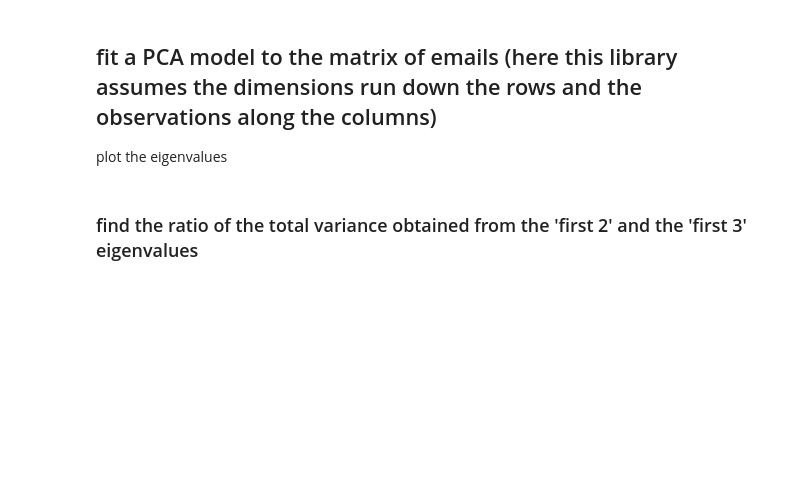
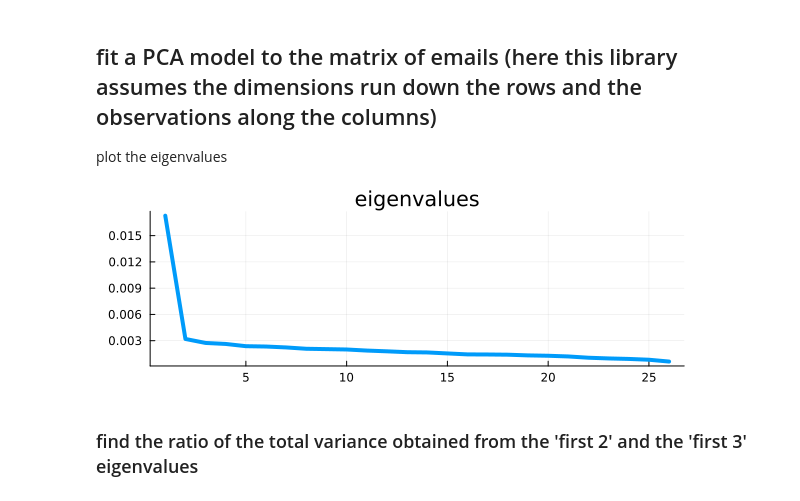
Before and after one commit to mantzaris/JuliaLang_Yeah_Yeah_Yeah, a Jupyter notebook: 05MachineLearning/UnsupervisedLearning/DimensionalityReduction/05examplePCAemailData.ipynb, the cells around one changed output. Cells and saved outputs as stored; diff of their text form; code cells hidden in the pictures; blank space fills up the shorter version.

```diff
--- a/05MachineLearning/UnsupervisedLearning/DimensionalityReduction/05examplePCAemailData.ipynb
+++ b/05MachineLearning/UnsupervisedLearning/DimensionalityReduction/05examplePCAemailData.ipynb
@@ -167,7 +156,11 @@ using Plots
 plot the eigenvalues
 # %%
 emails_pca_model_full = fit( PCA, email_mat; maxoutdim=size(email_mat,1) );
-plot( emails_pca_model_full.prinvars, linewidth=4, title="eigenvalues", size=(600,200), legend=false )
+p = plot( emails_pca_model_full.prinvars, linewidth=4, title="eigenvalues", size=(600,200), legend=false )
+savefig(p,"./eigenvalues.png")
+display(p)
+# %% [output]
+[figure, added]
 # %% [markdown]
 ### find the ratio of the total variance obtained from the 'first 2' and the 'first 3' eigenvalues
 # %%
```
Also changed, not shown: parts of 20 cells of this notebook, 2 other files.
